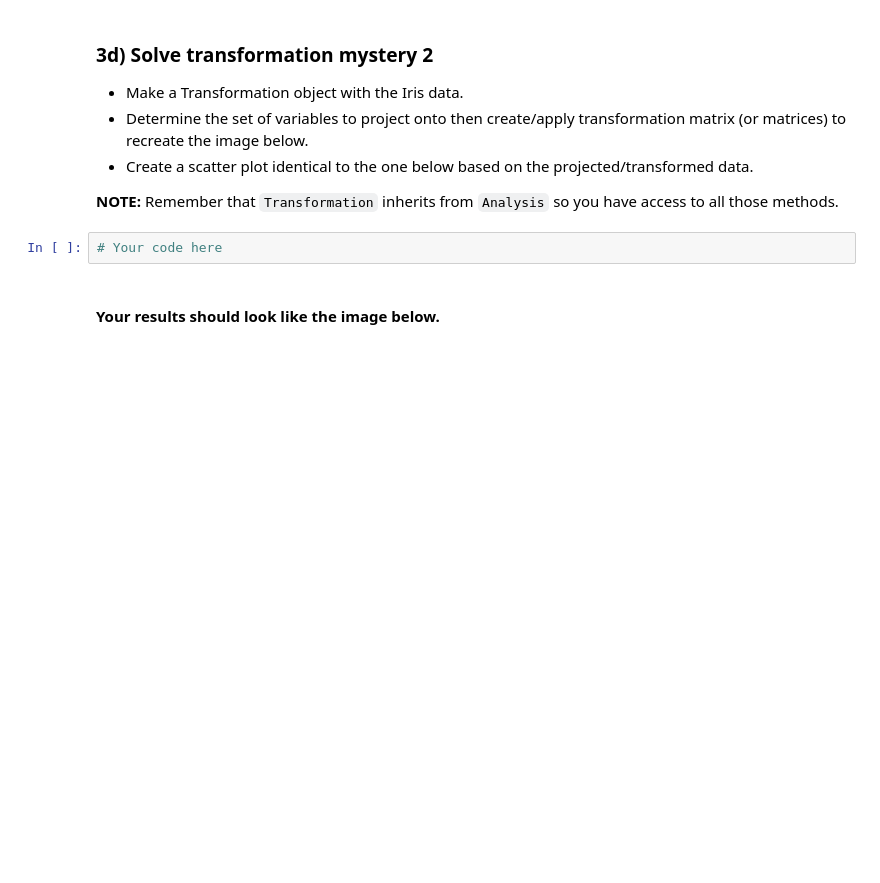
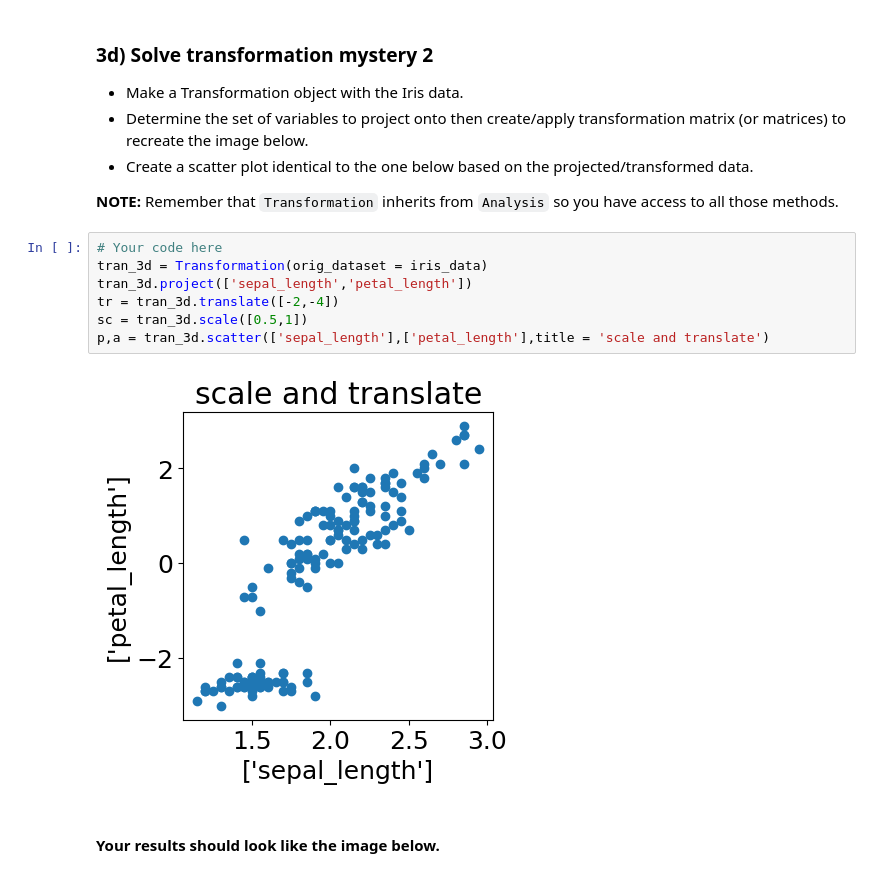
Before and after one commit to chloezhang714/CS252Projects, a Jupyter notebook: Project2CheckIn/transformations.ipynb, the cells around one changed output. Saved outputs shown, nothing was run; the diff lists cells and outputs as text; blank space fills up the shorter version.

```diff
--- a/Project2CheckIn/transformations.ipynb
+++ b/Project2CheckIn/transformations.ipynb
@@ -242,8 +280,15 @@ It can be convenient to have dedicated methods to apply a single transformation
 - Create a scatter plot identical to the one below based on the projected/transformed data.
 
 **NOTE:** Remember that `Transformation` inherits from `Analysis` so you have access to all those methods.
-# %%
-# Your code here
+# %%
+# Your code here
+tran_3d = Transformation(orig_dataset = iris_data)
+tran_3d.project(['sepal_length','petal_length'])
+tr = tran_3d.translate([-2,-4])
+sc = tran_3d.scale([0.5,1])
+p,a = tran_3d.scatter(['sepal_length'],['petal_length'],title = 'scale and translate')
+# %% [output]
+[figure, added]
 # %% [markdown]
 #### Your results should look like the image below.
 
```
Also changed, not shown: parts of 24 cells of this notebook, 5 other files.
